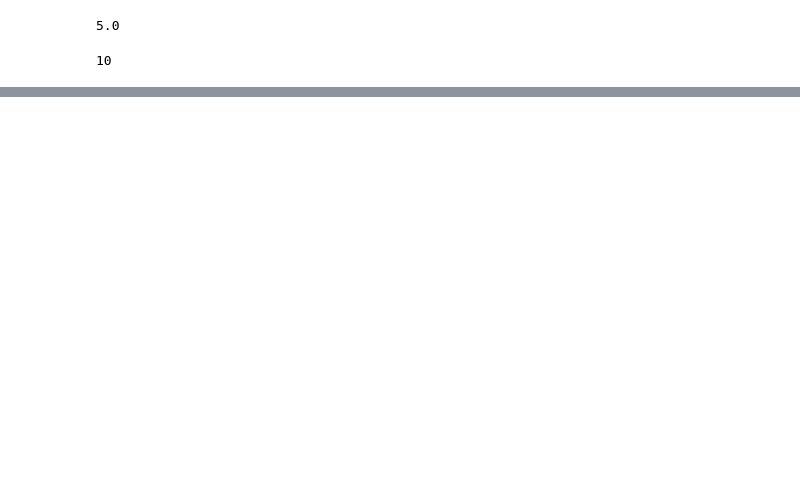
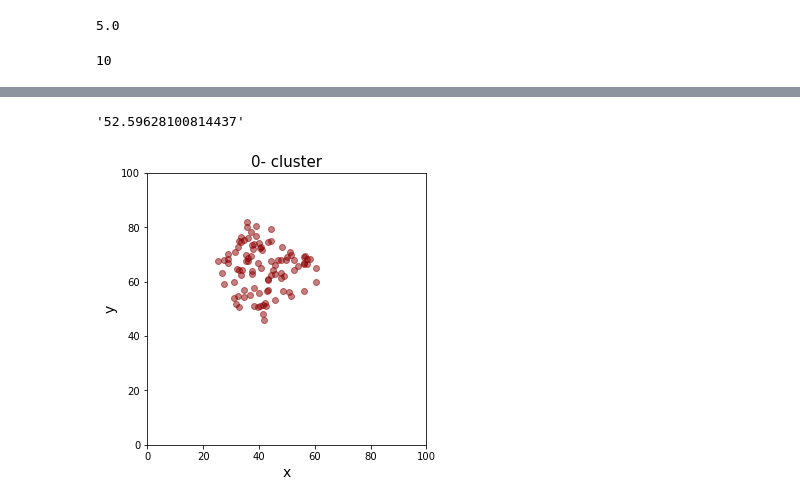
Before and after one commit to sjz1/Artificial_Intelligence, a Jupyter notebook: Artificial Intelligence/clustering+ greedy.ipynb, the cells around one changed output, grey strips where cells are left out. Saved outputs shown, nothing was run; the diff lists cells and outputs as text; code cells hidden in the pictures; blank space fills up the shorter version.

```diff
--- a/Artificial Intelligence/clustering+ greedy.ipynb
+++ b/Artificial Intelligence/clustering+ greedy.ipynb
@@ -901,0 +980,15 @@ cluster 내부가 이상적이라 가정해도 non optimal
+# %%
+#greedy_path(target_cluster, start_node_num, path)
+#target_cluster = 조사할 cluster
+#current_node_num = #현재까지 온 마지막 node의 번호
+#path 지금까지의 경로
+
+target_cluster = np_cities
+path_0 =[]
+start_node_num = pos_0[0] # 겹치면 어쩌피 0
+cluster_number = 0
+start_node = kmeans.cluster_centers_[cluster_number]
+
+
+greedy_path(target_cluster, start_node_num, path_0,pos_0)
+path_0
@@ -901,0 +1013,18 @@ cluster 내부가 이상적이라 가정해도 non optimal
+# %%
+cities[path_0[0]][0]
+# %% [output]
+'52.59628100814437'
+# %%
+plt.figure(figsize=(5, 5)) #그래프의 크기조절
+
+plt.title("0- cluster", fontsize = 15) #그래프의 제목설정
+plt.xlabel("x", fontsize=14) #x축 라벨설정
+plt.ylabel("y", fontsize=14) #y축 라벨설정
+
+plt.xlim([0,100]) # x축 범위설정
+plt.ylim([0,100]) # y축 범위설정
+
+for m in path_0:
+    plt.scatter(float(cities[m][0]),float(cities[m][1]),alpha=0.5, c="darkred")
+# %% [output]
+[figure, added]
```
Also changed, not shown: parts of 63 cells of this notebook.
